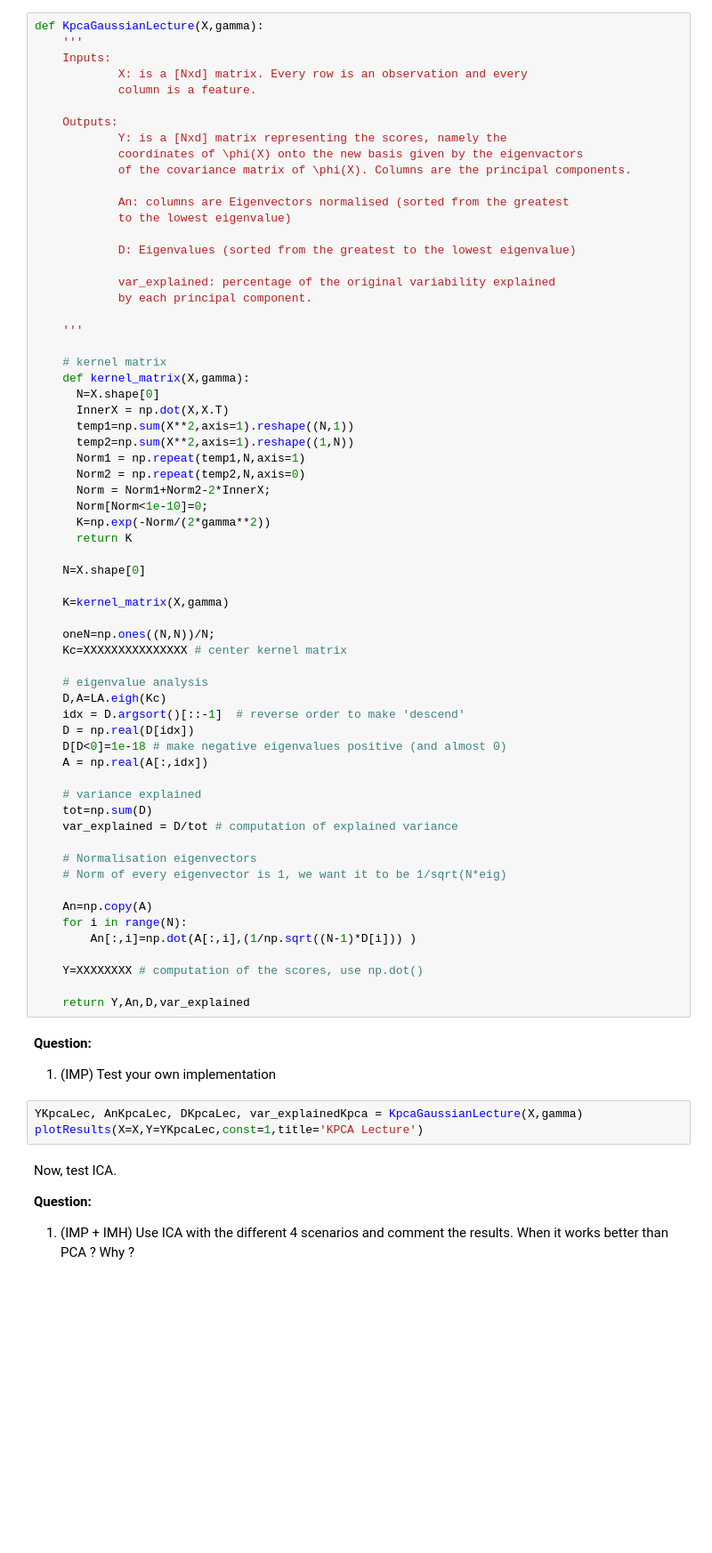
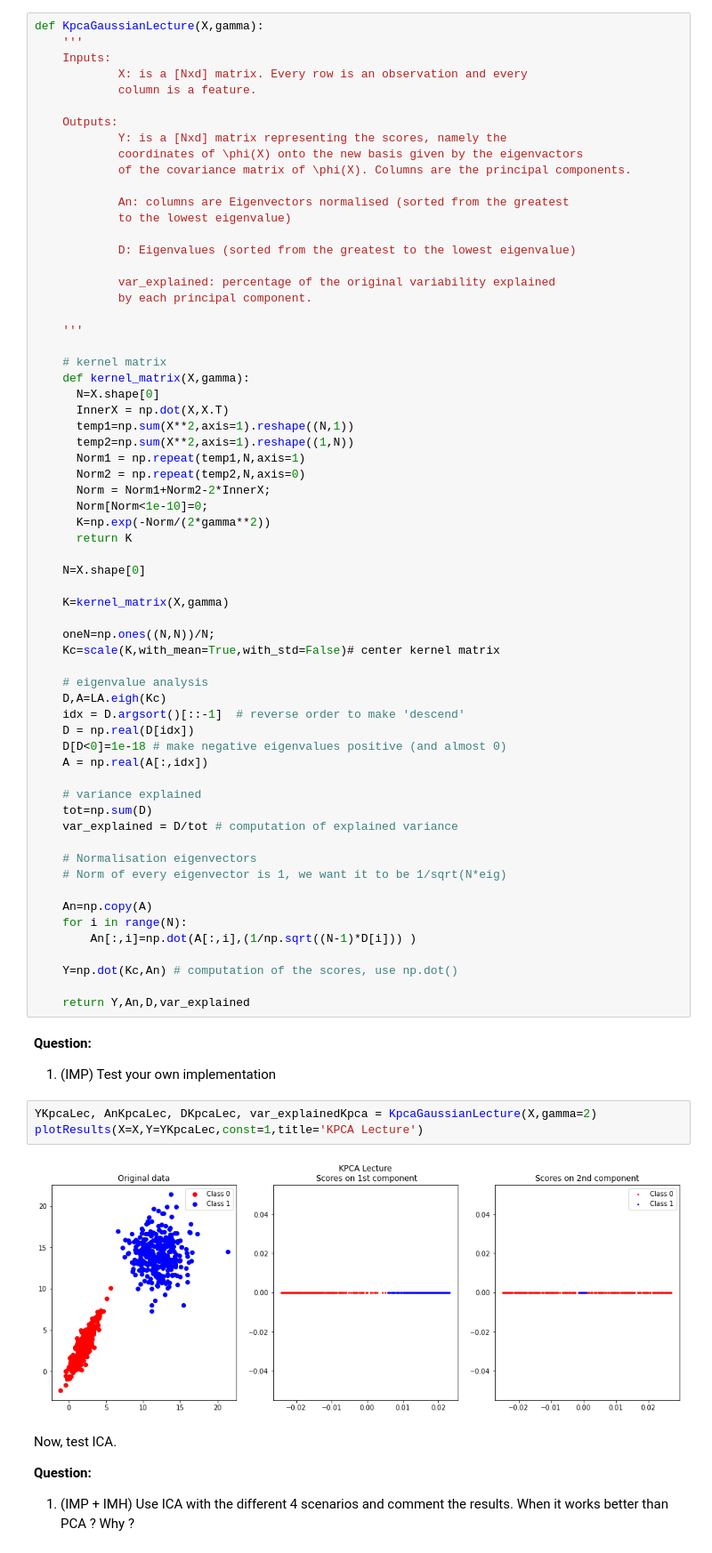
Before and after one commit to Eidantz/Machine-Learning-for-Bioimaging, a Jupyter notebook: TP1 - Unsupervised Learning/TP_Unsupervised_0_ToyExamples_BIM.ipynb, the cells around one changed output. Shown at 89% size. Saved outputs shown, nothing was run; the diff lists cells and outputs as text; blank space fills up the shorter version.

```diff
--- a/TP1 - Unsupervised Learning/TP_Unsupervised_0_ToyExamples_BIM.ipynb
+++ b/TP1 - Unsupervised Learning/TP_Unsupervised_0_ToyExamples_BIM.ipynb
@@ -263,7 +274,7 @@ def KpcaGaussianLecture(X,gamma):
     K=kernel_matrix(X,gamma)
 
     oneN=np.ones((N,N))/N;
-    Kc=XXXXXXXXXXXXXXX # center kernel matrix
+    Kc=scale(K,with_mean=True,with_std=False)# center kernel matrix
 
     # eigenvalue analysis
     D,A=LA.eigh(Kc)
@@ -283,15 +294,17 @@ def KpcaGaussianLecture(X,gamma):
     for i in range(N):
         An[:,i]=np.dot(A[:,i],(1/np.sqrt((N-1)*D[i])) )
 
-    Y=XXXXXXXX # computation of the scores, use np.dot()
+    Y=np.dot(Kc,An) # computation of the scores, use np.dot()
 
     return Y,An,D,var_explained
 # %% [markdown]
 **Question:**
 1. (IMP) Test your own implementation
 # %%
-YKpcaLec, AnKpcaLec, DKpcaLec, var_explainedKpca = KpcaGaussianLecture(X,gamma)
+YKpcaLec, AnKpcaLec, DKpcaLec, var_explainedKpca = KpcaGaussianLecture(X,gamma=2)
 plotResults(X=X,Y=YKpcaLec,const=1,title='KPCA Lecture')
+# %% [output]
+[figure, added]
 # %% [markdown]
 Now, test ICA.
 
```
Also changed, not shown: parts of 10 cells of this notebook.
